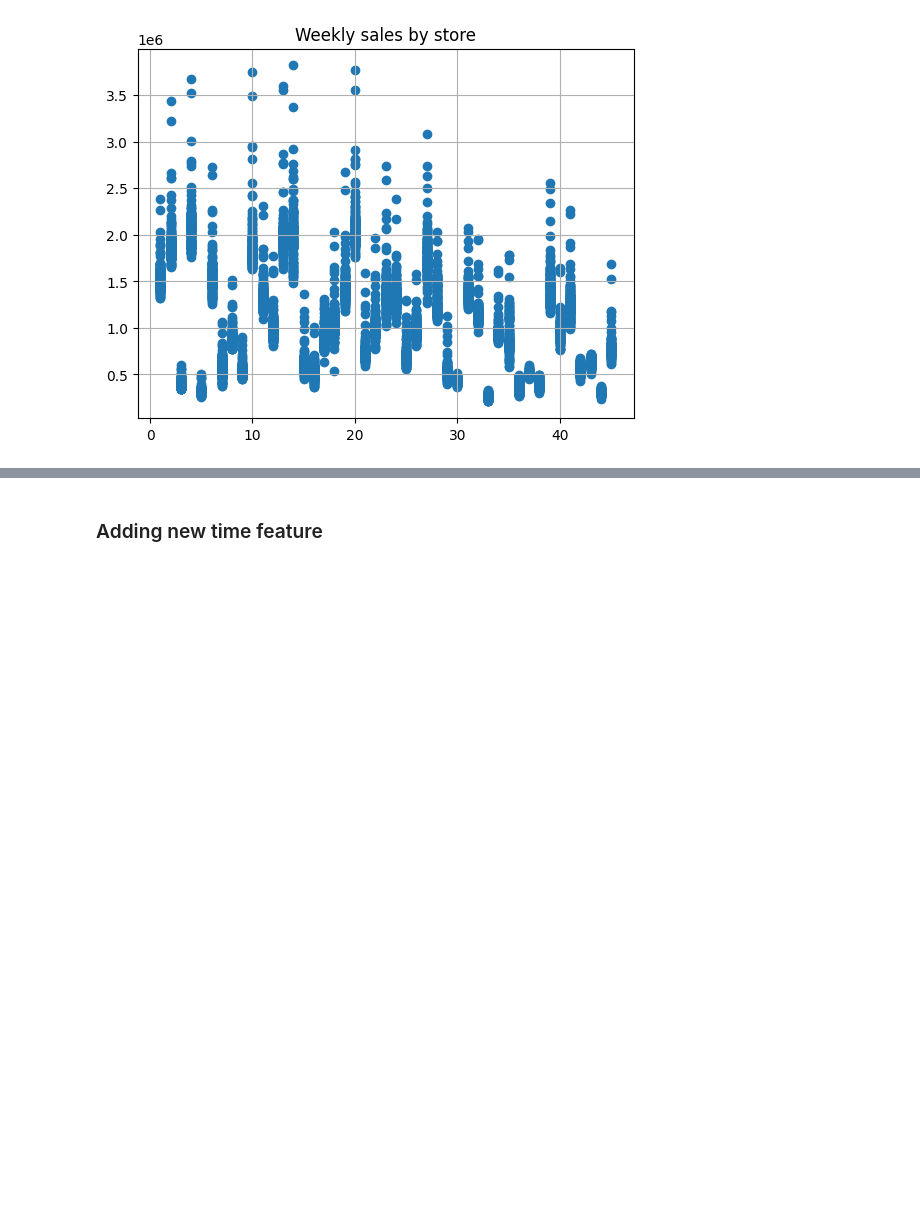
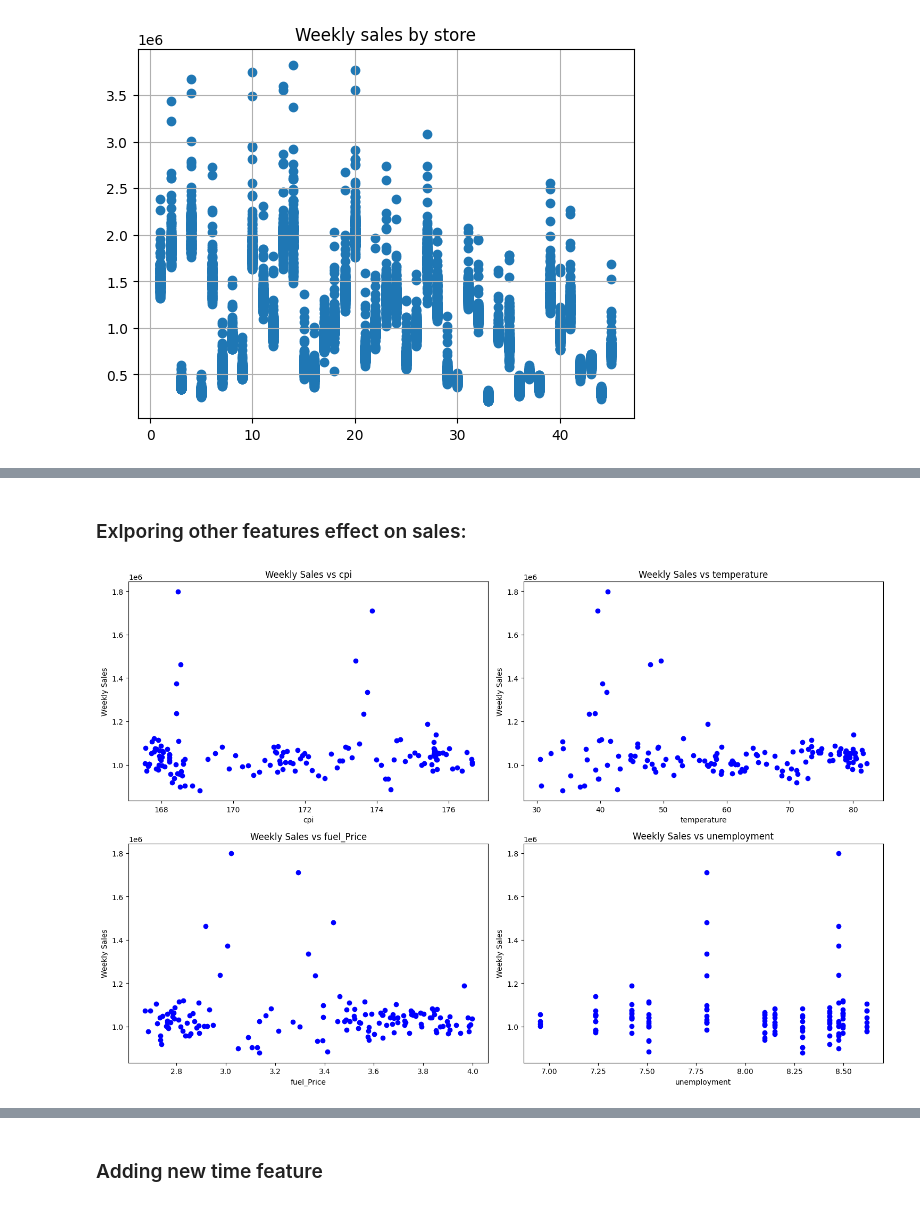
Before and after one commit to YassineICHIRRI/weekly-sales-prediction, a Jupyter notebook: notebooks/EDA.ipynb, the cells around one changed output, grey strips where cells are left out. Cells and saved outputs as stored; diff of their text form; code cells hidden in the pictures; blank space fills up the shorter version.

```diff
--- a/notebooks/EDA.ipynb
+++ b/notebooks/EDA.ipynb
@@ -242,0 +261,26 @@ Name: weekly_sales, dtype: float64
+# %% [markdown]
+### Exlporing other features effect on sales:
+# %%
+# Avereging the sales of all stores and grouping them by dates
+
+avg_sales = df.groupby(df['date']).mean().reset_index()
+
+# Create 2x2 subplots
+fig, axes = plt.subplots(2, 2, figsize=(15, 10))
+
+# List of features to plot
+features = ['cpi', 'temperature', 'fuel_Price', 'unemployment']
+
+# Flatten axes for easy iteration
+axes = axes.flatten()
+
+for i, feature in enumerate(features):
+    axes[i].scatter(avg_sales[feature], avg_sales['weekly_sales'], color='blue')
+    axes[i].set_title(f"Weekly Sales vs {feature}")
+    axes[i].set_xlabel(feature)
+    axes[i].set_ylabel("Weekly Sales")
+
+plt.tight_layout()
+plt.show()
+# %% [output]
+[figure, added]
```
Also changed, not shown: parts of 44 cells of this notebook.
